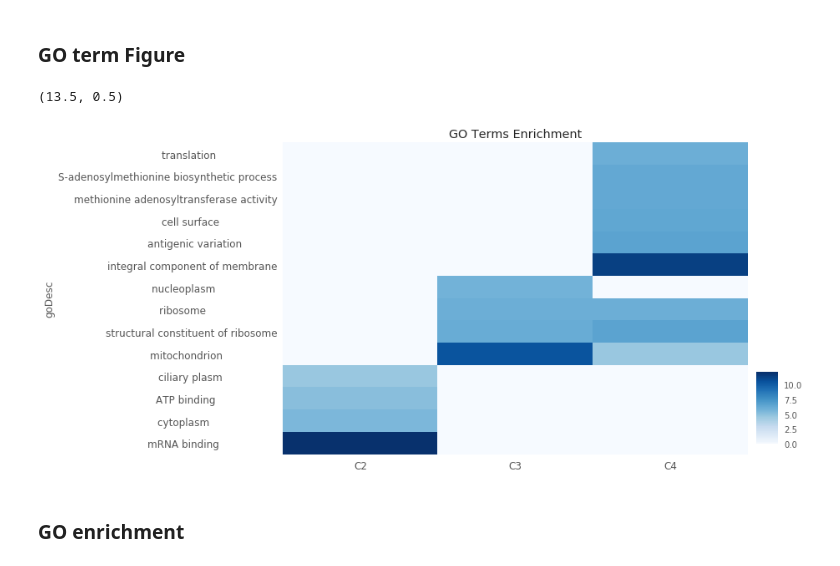
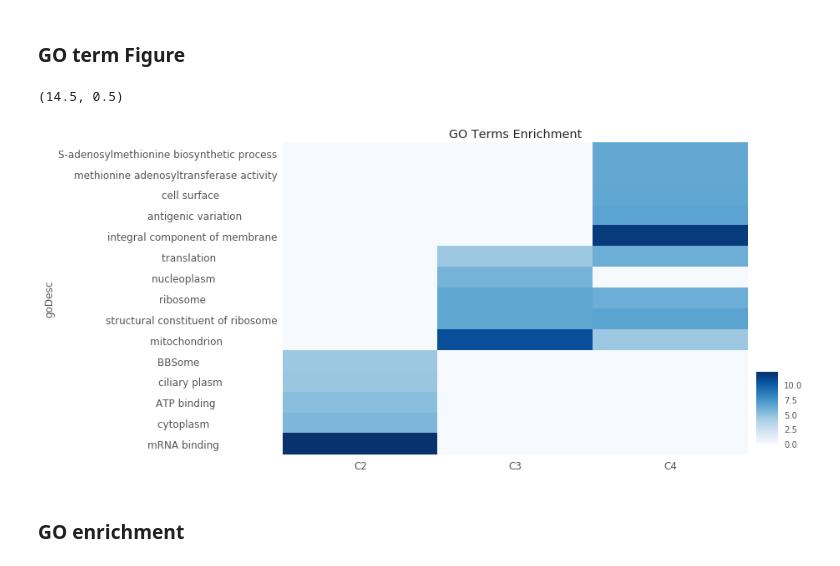
Before and after one commit to mtinti/polysome, a Jupyter notebook: FiguresPaper.ipynb, the cells around one changed output. Drawn from its saved outputs; the diff is of its cells as text; code cells hidden in the pictures.

```diff
--- a/FiguresPaper.ipynb
+++ b/FiguresPaper.ipynb
@@ -198,3 +31,28 @@ from IPython.display import Image
 #Image(filename='images/Picture 1.png')
 # %% [markdown]
  <img src="images/Slide1.jpeg" width="800" height="800" />
+# %%
+#create a dictionary of gene to desc
+#from the gff file
+def make_desc(_GFF=os.path.join('genomes','tb927_3','tb927_3.gff')):
+
+    gff =pd.read_csv( _GFF, sep='\t', header=None, comment='#')
+
+    gff = gff[gff.iloc[:,2]=='gene']
+    #print( gff[gff[gff.columns[-1]].str.contains('Tb427_020006200')] )
+    desc = {}
+    for n in gff.iloc[:,-1]:
+        n=n.replace('%2C',' ')
+        item_list = n.split(';')
+        #print (item_list)
+        temp_dict = {}
+        for m in item_list:
+            #print(m)
+            temp_dict[m.split('=')[0].strip()]=m.split('=')[1].strip()
+        #print(temp_dict['ID'])
+        #print(temp_dict['description'])
+        desc[temp_dict['ID']]=temp_dict.get('description','none')
+    return desc
+
+desc_dict = make_desc('InData/tb927_3.gff')
+desc_dict['Tb10.v4.0073']
@@ -201,6 +61,5 @@ from IPython.display import Image
 # %%
-desc_dict = make_desc()
-df = pd.read_csv('DE927/tb927_3_ks_counts_final.txt',index_col=[0],comment='#',sep='\t')
+df = pd.read_csv('InData/tb927_3_ks_counts_final.txt',index_col=[0],comment='#',sep='\t')
 data_col = df.columns[6:25]
 df.head()
 # %% [output]
@@ -919,8 +844,8 @@ def grampy_MAplot(table,title,ksgene='KS17gene_3137a'):
 fig,axes=plt.subplots(figsize=(12,12),nrows=2)
 grampy_VolcanoPlot(table_Bpol_v_Bsub,'BSF',axes[0],xlims=(-8,8))
 grampy_VolcanoPlot(table_Ppol_v_Psub,'PCF',axes[1],xlims=(-8,8))
-set_fig_label(axes[0],'A')
-set_fig_label(axes[1],'B')
+UT.set_fig_label(axes[0],'A')
+UT.set_fig_label(axes[1],'B')
 plt.tight_layout()
 plt.savefig('Figures/Figure_19.png')
 # %% [output]
@@ -1147,7 +1071,7 @@ from sklearn.cluster import KMeans
 from sklearn.datasets import make_blobs
 from yellowbrick.cluster import KElbowVisualizer
 plt.style.use('ggplot')
-X = standard_scale(cluster_dataset[anova_like['FDR']<anova_threshold],0)
+X = UT.standard_scale(cluster_dataset[anova_like['FDR']<anova_threshold],0)
 # Instantiate the clustering model and visualizer
 model = KMeans()
 fig, ax = plt.subplots(figsize=(8,8))
@@ -1590,21 +1503,21 @@ vizGo.tail()
 # %%
 #del vizGo['C1']
 fig, ax = plt.subplots(figsize=(12,6))
 cbar_ax = fig.add_axes([1, .1, .03, .2])
 # Sample figsize in inches
 sns.heatmap(vizGo,
             cmap=sns.color_palette("Blues", 128),
            ax=ax, cbar_ax = cbar_ax, cbar=True)
 ax.tick_params(axis='both', which='major', labelsize=12)
 ax.set_title('GO Terms Enrichment')
 print(ax.get_ylim())
-ax.set_ylim(14, 0)
+ax.set_ylim(ax.get_ylim()[0]+0.5, 0)
 plt.tight_layout()
 plt.savefig('Figures/Figure_17.png')
 plt.show()
 # %% [output]
-(13.5, 0.5)
+(14.5, 0.5)
-[figure, old version]
+[figure, new version]
 # %% [markdown]
 ### GO enrichment
 # %%
```
Also changed, not shown: parts of 77 cells of this notebook, 2 other files.
